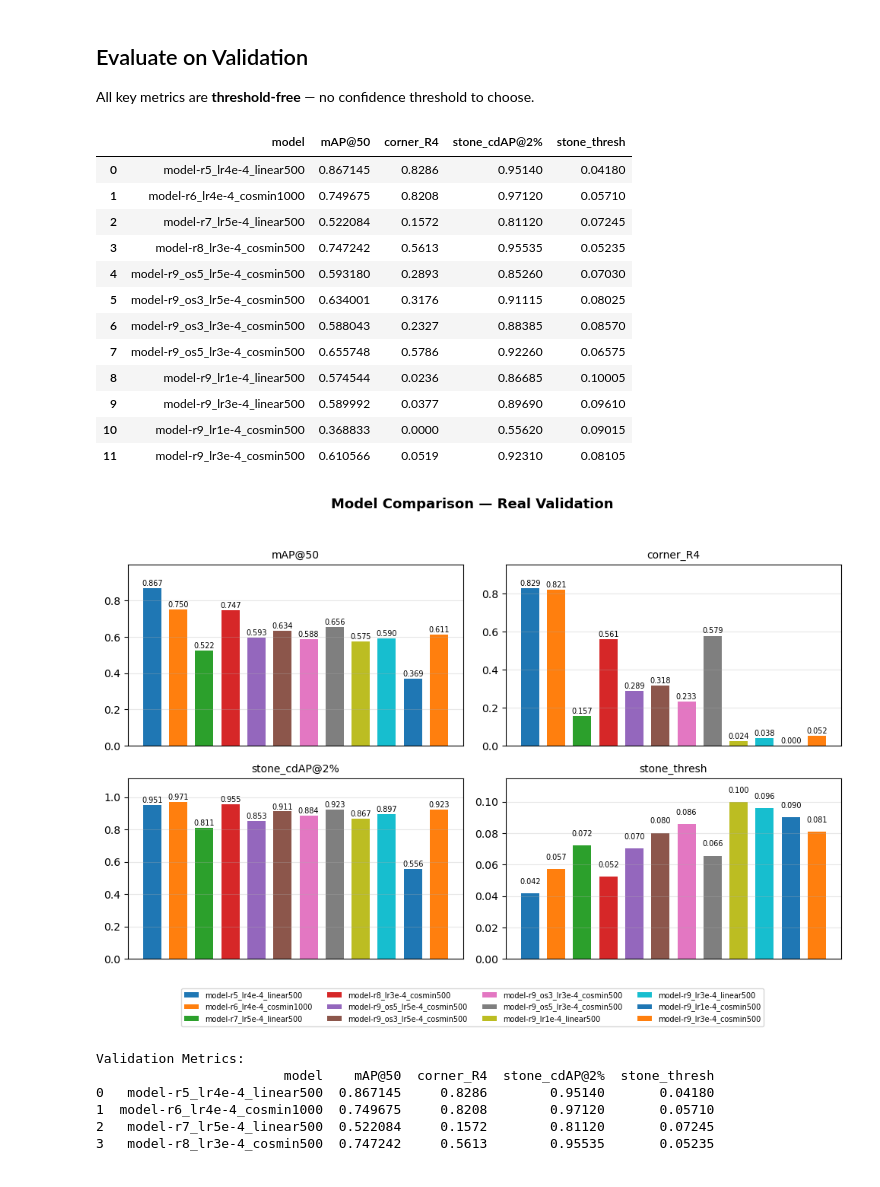
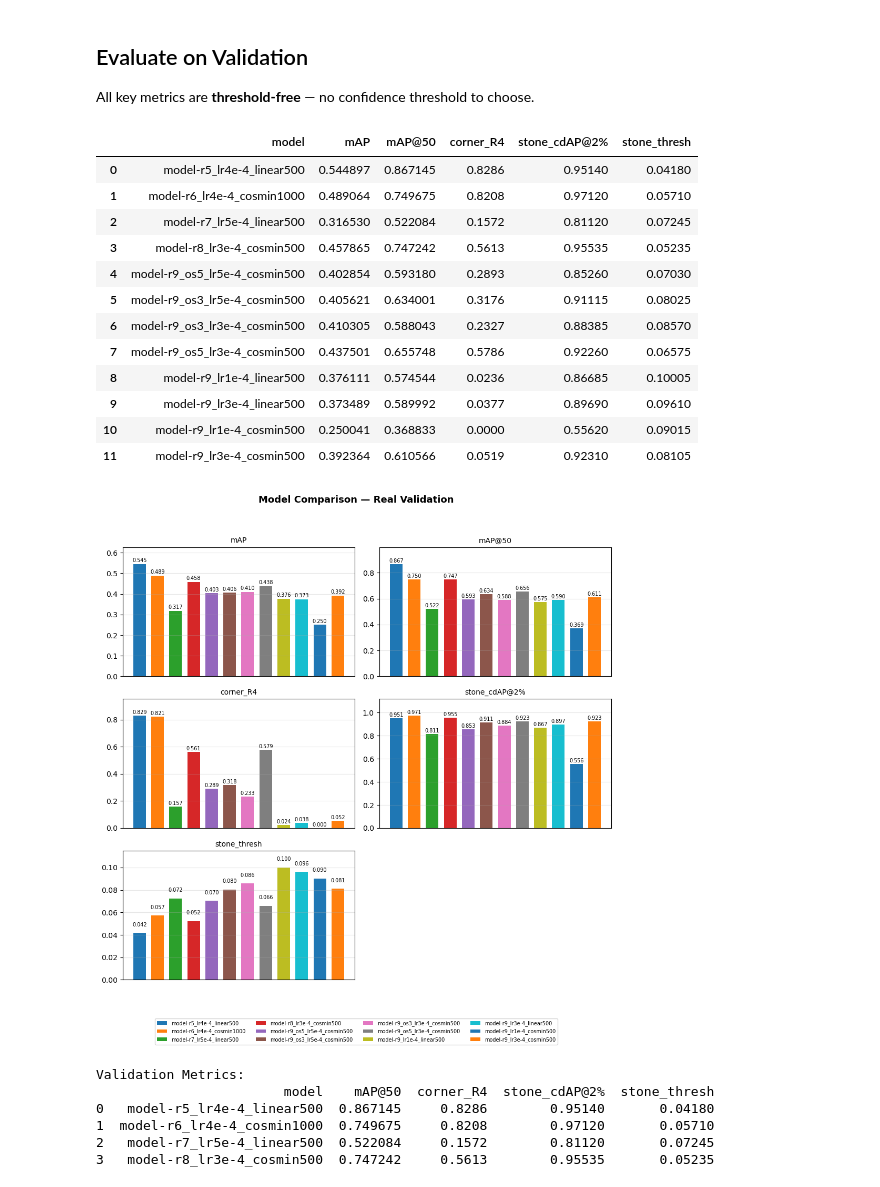
Before and after one commit to kaya-go/moku, a Jupyter notebook: notebooks/21_Evaluate.ipynb, the cells around one changed output. Saved outputs shown, nothing was run; the diff lists cells and outputs as text; code cells hidden in the pictures.

Commit message:
feat(eval): add mAP@[.50:.95] metric to evaluation notebook

```diff
--- a/notebooks/21_Evaluate.ipynb
+++ b/notebooks/21_Evaluate.ipynb
@@ -200,48 +200,49 @@ for label, entry in tqdm(models.items(), desc="Evaluating models"):
         image_processor=entry["ip"],
         batch_size=8,
     )
     val_cd_ap[label] = evaluate_cd_ap(
         model=entry["model"],
         dataset=ds["validation"],
         image_processor=entry["ip"],
         batch_size=8,
     )
 
 # ── Build summary DataFrame ──
 val_summary_rows = []
 for label in models:
     row = {"model": label}
+    row["mAP"] = val_metrics_map[label].get("map", float("nan"))
     row["mAP@50"] = val_metrics_map[label].get("map_50", float("nan"))
     cd = val_cd_ap[label]
     row["corner_R4"] = cd["corner_R4"]
     row["stone_cdAP@2%"] = np.mean([cd["per_class"][c]["cdAP@2%"] for c in ("black_stone", "white_stone")])
     opt = cd["optimal_thresholds"]
     row["stone_thresh"] = np.mean([opt[c]["threshold"] for c in ("black_stone", "white_stone")])
     val_summary_rows.append(row)
 
 val_summary_df = pd.DataFrame(val_summary_rows)
 display(val_summary_df)
 
 color_map = plot_model_comparison(
     val_summary_df,
-    metrics=["mAP@50", "corner_R4", "stone_cdAP@2%", "stone_thresh"],
+    metrics=["mAP", "mAP@50", "corner_R4", "stone_cdAP@2%", "stone_thresh"],
     title="Model Comparison — Real Validation",
 )
 # %% [output]
-|  | model | mAP@50 | corner_R4 | stone_cdAP@2% | stone_thresh |
-| 0 | model-r5_lr4e-4_linear500 | 0.867145 | 0.8286 | 0.95140 | 0.04180 |
-| 1 | model-r6_lr4e-4_cosmin1000 | 0.749675 | 0.8208 | 0.97120 | 0.05710 |
-| 2 | model-r7_lr5e-4_linear500 | 0.522084 | 0.1572 | 0.81120 | 0.07245 |
-| 3 | model-r8_lr3e-4_cosmin500 | 0.747242 | 0.5613 | 0.95535 | 0.05235 |
-| 4 | model-r9_os5_lr5e-4_cosmin500 | 0.593180 | 0.2893 | 0.85260 | 0.07030 |
-| 5 | model-r9_os3_lr5e-4_cosmin500 | 0.634001 | 0.3176 | 0.91115 | 0.08025 |
-| 6 | model-r9_os3_lr3e-4_cosmin500 | 0.588043 | 0.2327 | 0.88385 | 0.08570 |
-| 7 | model-r9_os5_lr3e-4_cosmin500 | 0.655748 | 0.5786 | 0.92260 | 0.06575 |
-| 8 | model-r9_lr1e-4_linear500 | 0.574544 | 0.0236 | 0.86685 | 0.10005 |
-| 9 | model-r9_lr3e-4_linear500 | 0.589992 | 0.0377 | 0.89690 | 0.09610 |
-| 10 | model-r9_lr1e-4_cosmin500 | 0.368833 | 0.0000 | 0.55620 | 0.09015 |
-| 11 | model-r9_lr3e-4_cosmin500 | 0.610566 | 0.0519 | 0.92310 | 0.08105 |
+|  | model | mAP | mAP@50 | corner_R4 | stone_cdAP@2% | stone_thresh |
+| 0 | model-r5_lr4e-4_linear500 | 0.544897 | 0.867145 | 0.8286 | 0.95140 | 0.04180 |
+| 1 | model-r6_lr4e-4_cosmin1000 | 0.489064 | 0.749675 | 0.8208 | 0.97120 | 0.05710 |
+| 2 | model-r7_lr5e-4_linear500 | 0.316530 | 0.522084 | 0.1572 | 0.81120 | 0.07245 |
+| 3 | model-r8_lr3e-4_cosmin500 | 0.457865 | 0.747242 | 0.5613 | 0.95535 | 0.05235 |
+| 4 | model-r9_os5_lr5e-4_cosmin500 | 0.402854 | 0.593180 | 0.2893 | 0.85260 | 0.07030 |
+| 5 | model-r9_os3_lr5e-4_cosmin500 | 0.405621 | 0.634001 | 0.3176 | 0.91115 | 0.08025 |
+| 6 | model-r9_os3_lr3e-4_cosmin500 | 0.410305 | 0.588043 | 0.2327 | 0.88385 | 0.08570 |
+| 7 | model-r9_os5_lr3e-4_cosmin500 | 0.437501 | 0.655748 | 0.5786 | 0.92260 | 0.06575 |
+| 8 | model-r9_lr1e-4_linear500 | 0.376111 | 0.574544 | 0.0236 | 0.86685 | 0.10005 |
+| 9 | model-r9_lr3e-4_linear500 | 0.373489 | 0.589992 | 0.0377 | 0.89690 | 0.09610 |
+| 10 | model-r9_lr1e-4_cosmin500 | 0.250041 | 0.368833 | 0.0000 | 0.55620 | 0.09015 |
+| 11 | model-r9_lr3e-4_cosmin500 | 0.392364 | 0.610566 | 0.0519 | 0.92310 | 0.08105 |
-[figure, old version]
+[figure, new version]
 # %%
 print("Validation Metrics:")
 print(val_summary_df.to_string())
```
Also changed, not shown: parts of 1 cell of this notebook.
